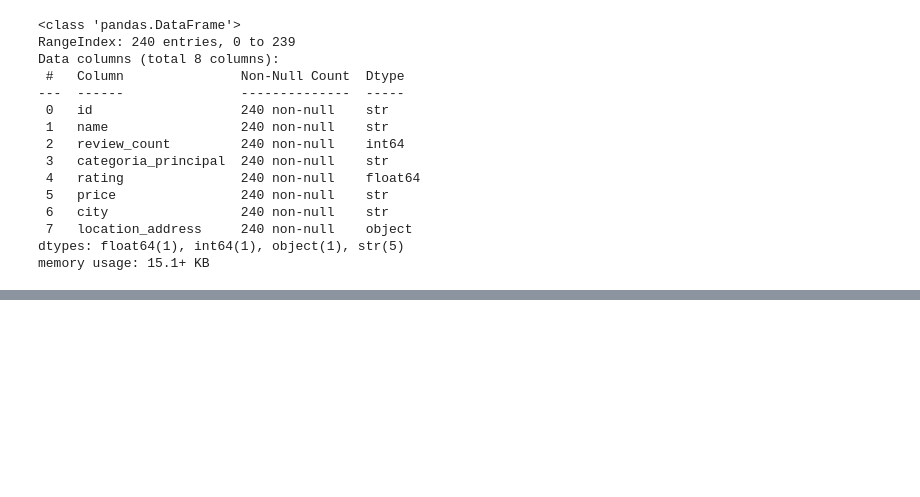
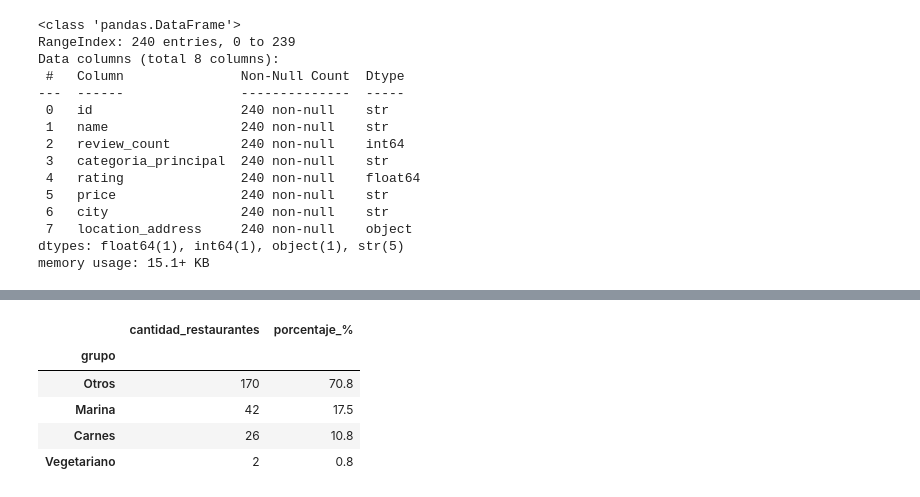
Before and after one commit to juliansella2-jpg/ProyectoM1_JulianMarin, a Jupyter notebook: Avances-Notebooks/avance2Apiyeld_JulianMarin.ipynb, the cells around one changed output, grey strips where cells are left out. Saved outputs shown, nothing was run; the diff lists cells and outputs as text; code cells hidden in the pictures; blank space fills up the shorter version.

```diff
--- a/Avances-Notebooks/avance2Apiyeld_JulianMarin.ipynb
+++ b/Avances-Notebooks/avance2Apiyeld_JulianMarin.ipynb
@@ -473,0 +520,21 @@ pd.DataFrame({"count": especialidad, "porcentaje_%": porcentaje_categoria})
+# %%
+grupos = {
+    "Seafood": "Marina", "Sushi Bars": "Marina", "Fish & Chips": "Marina", "Mediterranean": "Marina", "Peruvian": "Marina", "Japanese": "Marina", "Caribbean": "Marina","Puerto Rican":"Marina",
+    "Steakhouses": "Carnes", "Barbeque": "Carnes", "Burgers": "Carnes","Cuban": "Carnes",
+    "Vegetarian": "Vegetariano", "Vegan": "Vegetariano", "Salad": "Vegetariano",
+}
+
+df["grupo"] = df["categoria_principal"].map(grupos).fillna("Otros")
+
+conteo = df["grupo"].value_counts()
+display(pd.DataFrame({
+    "cantidad_restaurantes": conteo,
+    "porcentaje_%": (conteo / conteo.sum() * 100).round(1)
+}))
+# %% [output]
+|  | cantidad_restaurantes | porcentaje_% |
+| grupo |  |  |
+| Otros | 170 | 70.8 |
+| Marina | 42 | 17.5 |
+| Carnes | 26 | 10.8 |
+| Vegetariano | 2 | 0.8 |
```
Also changed, not shown: parts of 26 cells of this notebook, 11 other files.
